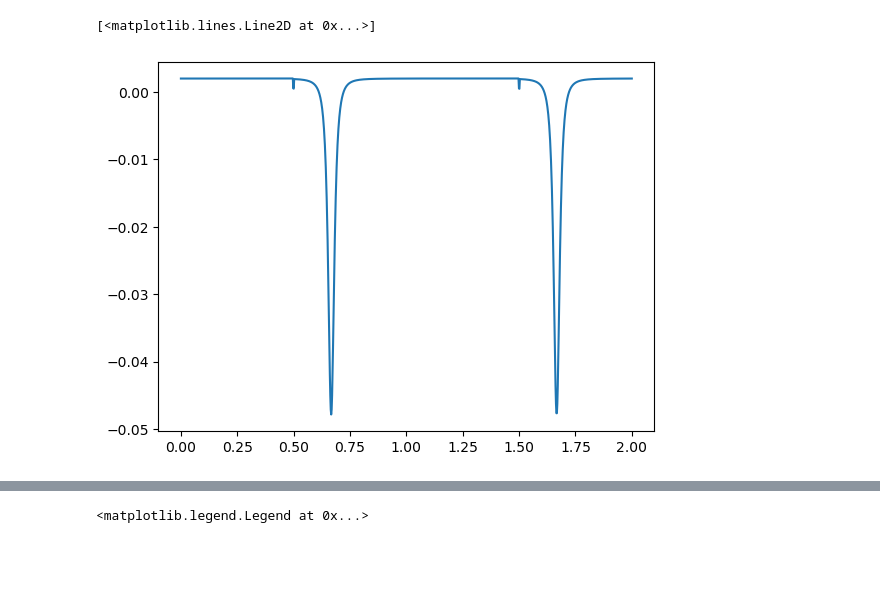
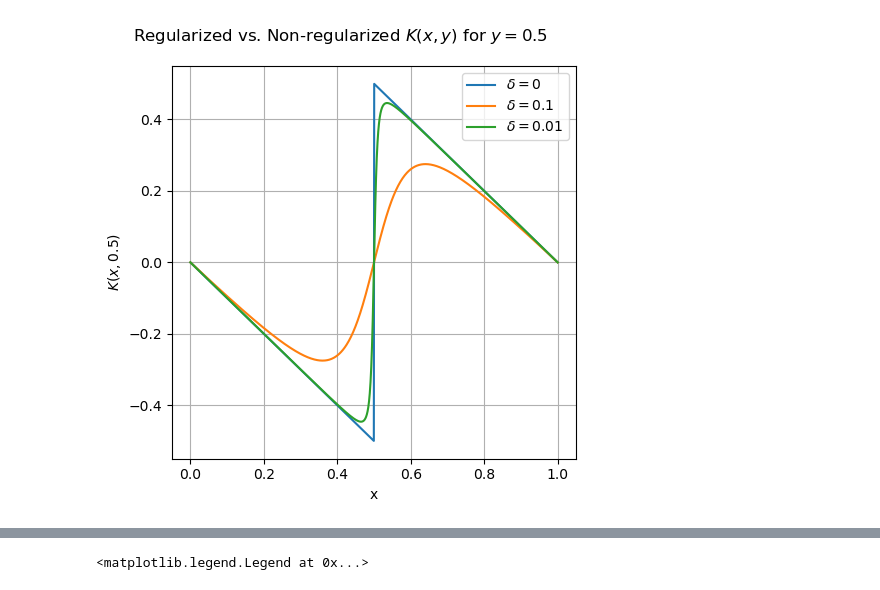
Before and after one commit to horaciomorenom/PlasmaModel, a Jupyter notebook: graphs.ipynb, the cells around one changed output, grey strips where cells are left out. Drawn from its saved outputs; the diff is of its cells as text; code cells hidden in the pictures; blank space fills up the shorter version.

```diff
--- a/graphs.ipynb
+++ b/graphs.ipynb
@@ -21,11 +5,17 @@ def kd(p1: float, p2: float, delta: float = 0) -> float:
+# %%
+
+N = 128
+dt = 0.01
+nonreg = Plasma_Evolver(N, dt, epsilon_in=0.05, delta_in=0, insertion=False, rk = True)
+reg1 = Plasma_Evolver(N, dt, epsilon_in=0.05, delta_in=0.01, insertion=False, rk = True)
+reg2 = Plasma_Evolver(N, dt, epsilon_in=0.05, delta_in=0.1, insertion=False, rk = True)
 # %%
 delta_in = 0.02
 x0 = 1/16
 
-x = np.linspace(0, 2, 1000)
-no_reg = kd(x0, x, delta=0)
-reg1 = kd(0, x, delta=delta_in)
-reg2 = kd(0.5, x, delta=delta_in)
-#reg3 = kd(2/3, x, delta=delta_in)
+x = np.linspace(0, 1, 1000)
+y_nonreg = nonreg.kd(x, 1/2)
+y_reg1 = reg1.kd(x,1/2)
+y_reg2 = reg2.kd(x,1/2)
 
 #error = np.abs(reg - no_reg)
@@ -39,7 +22,17 @@ plt.grid()
-# %%
-#plt.plot(x, np.gradient(reg1))
-#plt.plot(x, np.gradient(reg2))
-plt.plot(x, np.gradient(reg3))
-# %% [output]
-[<matplotlib.lines.Line2D at 0x...>]
-[figure, removed]
+# %%
+fig, ax = plt.subplots(1,1, figsize=(5,5))
+
+fig.suptitle("Regularized vs. Non-regularized $K(x,y)$ for $y = 0.5$")
+
+ax.plot(x, y_nonreg, label=r'$\delta = 0$')
+ax.plot(x, y_reg2, label=r'$\delta = 0.1$')
+ax.plot(x, y_reg1, label=r'$\delta = 0.01$')
+
+ax.set_xlabel("x")
+ax.set_ylabel(r'$K(x,0.5)$')
+ax.grid()
+ax.legend()
+
+fig.tight_layout()
+# %% [output]
+[figure, added]
```
Also changed, not shown: parts of 4 cells of this notebook, 3 other files.
